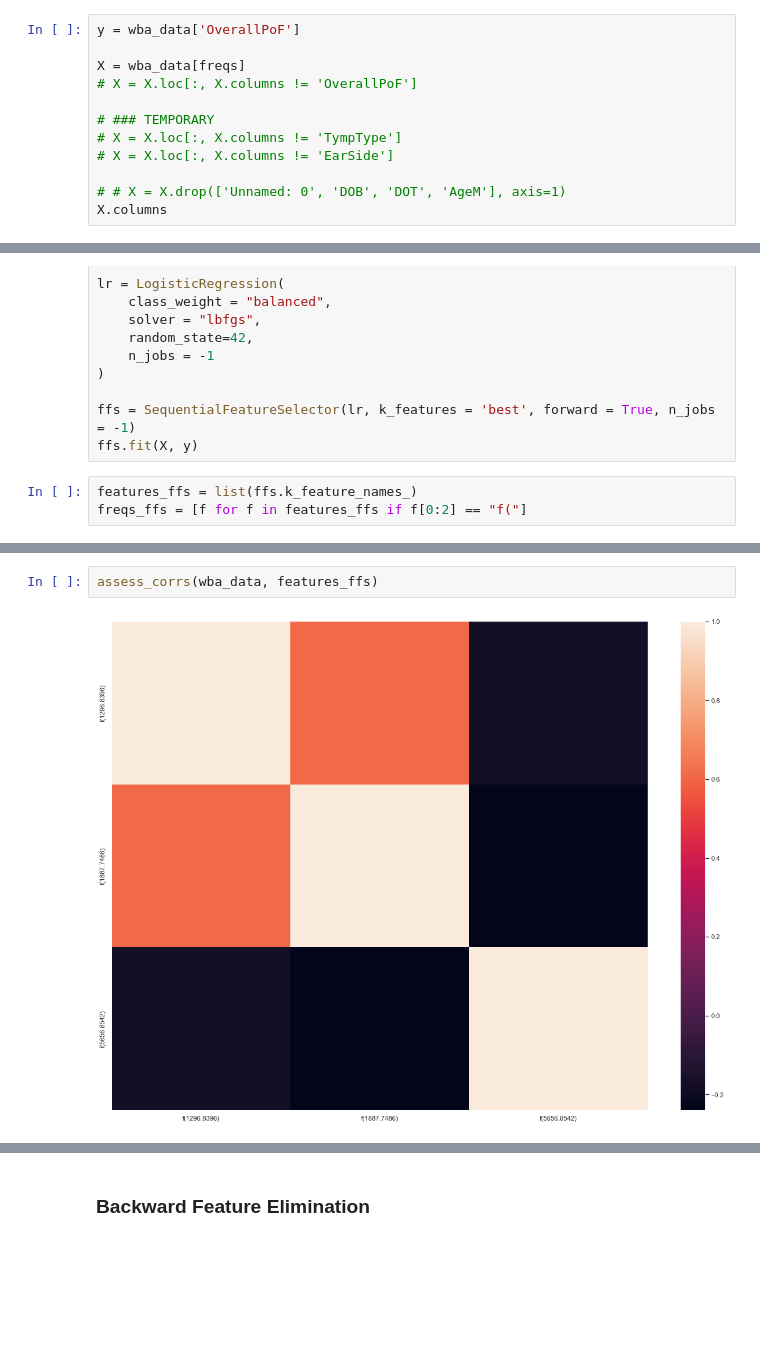
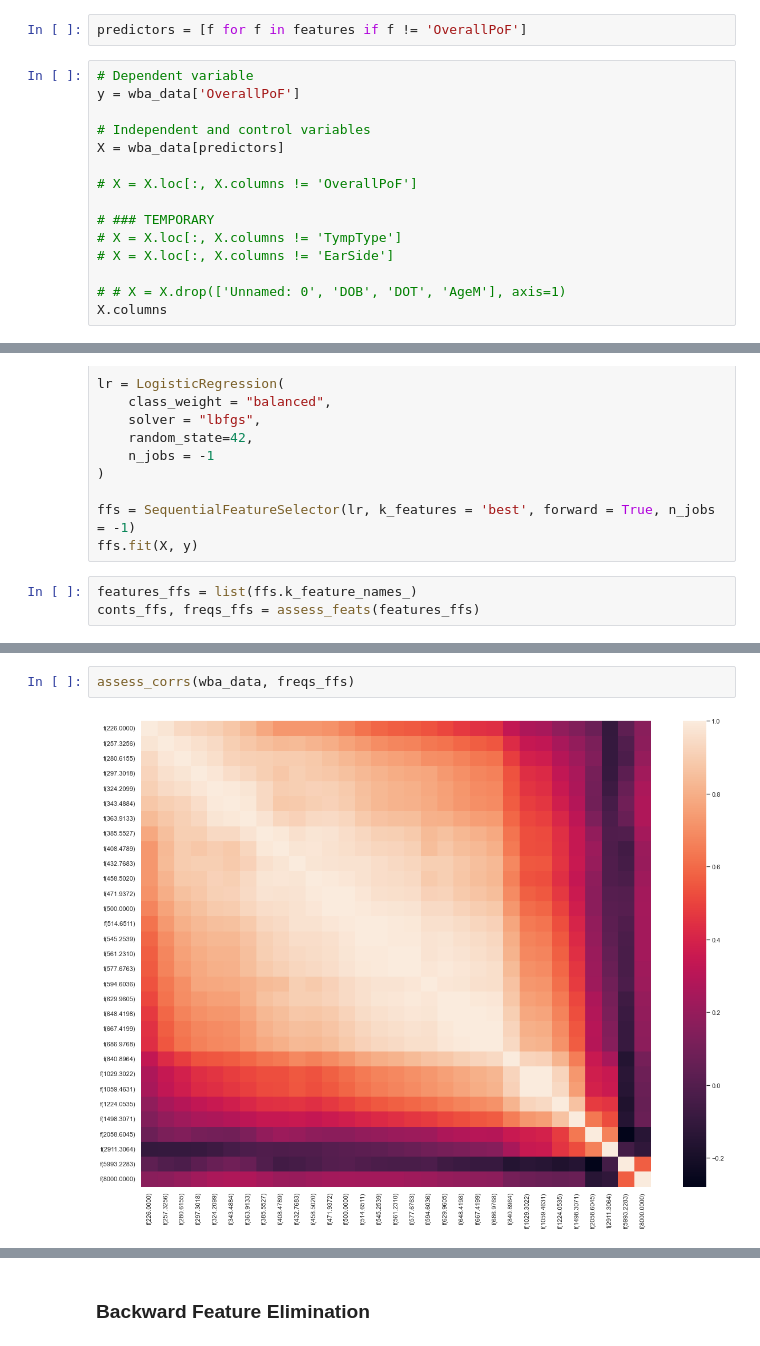
Before and after one commit to Charlene-L/CITS5553-Capstone-Project, a Jupyter notebook: ML Model/Benjamin/Feature Selection.ipynb, the cells around one changed output, grey strips where cells are left out. Drawn from its saved outputs; the diff is of its cells as text; blank space fills up the shorter version.

```diff
--- a/ML Model/Benjamin/Feature Selection.ipynb
+++ b/ML Model/Benjamin/Feature Selection.ipynb
@@ -131,7 +84,12 @@ freqs = [f for f in features if f[:2] == "f("]
+# %%
+predictors = [f for f in features if f != 'OverallPoF']
 # %%
+# Dependent variable
 y = wba_data['OverallPoF']
 
-X = wba_data[freqs]
+# Independent and control variables
+X = wba_data[predictors]
+
 # X = X.loc[:, X.columns != 'OverallPoF']
 
 # ### TEMPORARY
@@ -314,4 +272,4 @@ ffs = SequentialFeatureSelector(lr, k_features = 'best', forward = True, n_jobs
 ffs.fit(X, y)
 # %%
 features_ffs = list(ffs.k_feature_names_)
-freqs_ffs = [f for f in features_ffs if f[0:2] == "f("]
+conts_ffs, freqs_ffs = assess_feats(features_ffs)
@@ -322,4 +285,4 @@ assess_freqs(wba_data, freqs, features_ffs, title="Forward Selection")
 # %%
-assess_corrs(wba_data, features_ffs)
+assess_corrs(wba_data, freqs_ffs)
 # %% [output]
-[figure, old version]
+[figure, new version]
```
Also changed, not shown: parts of 34 cells of this notebook.
